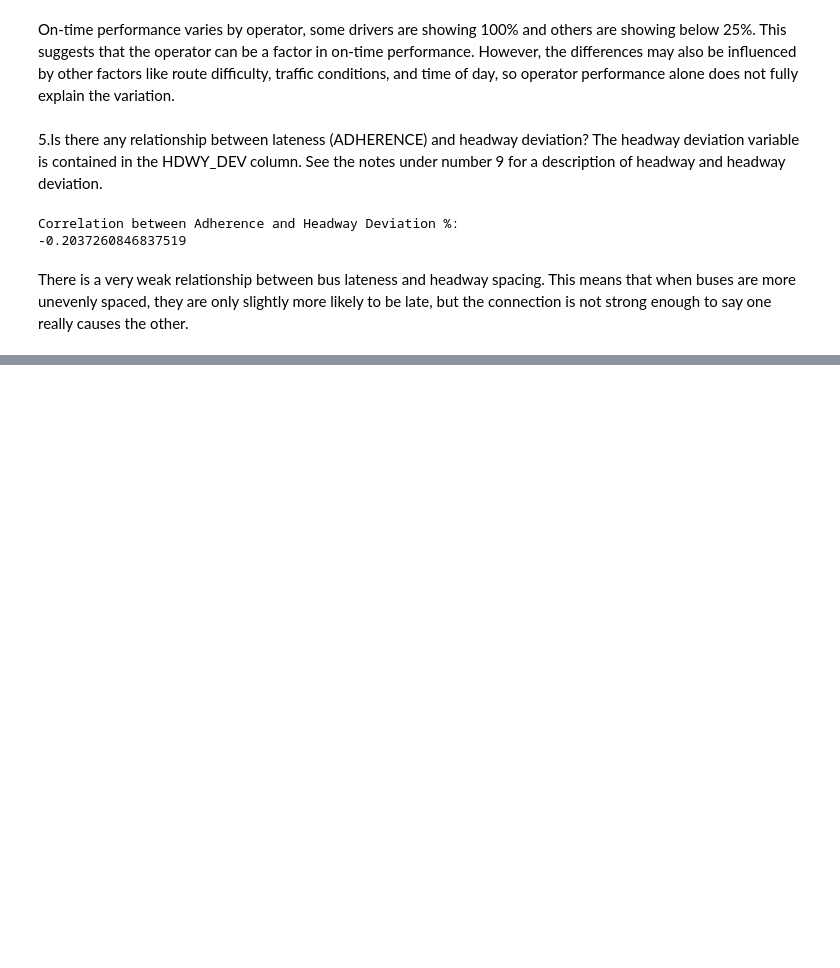
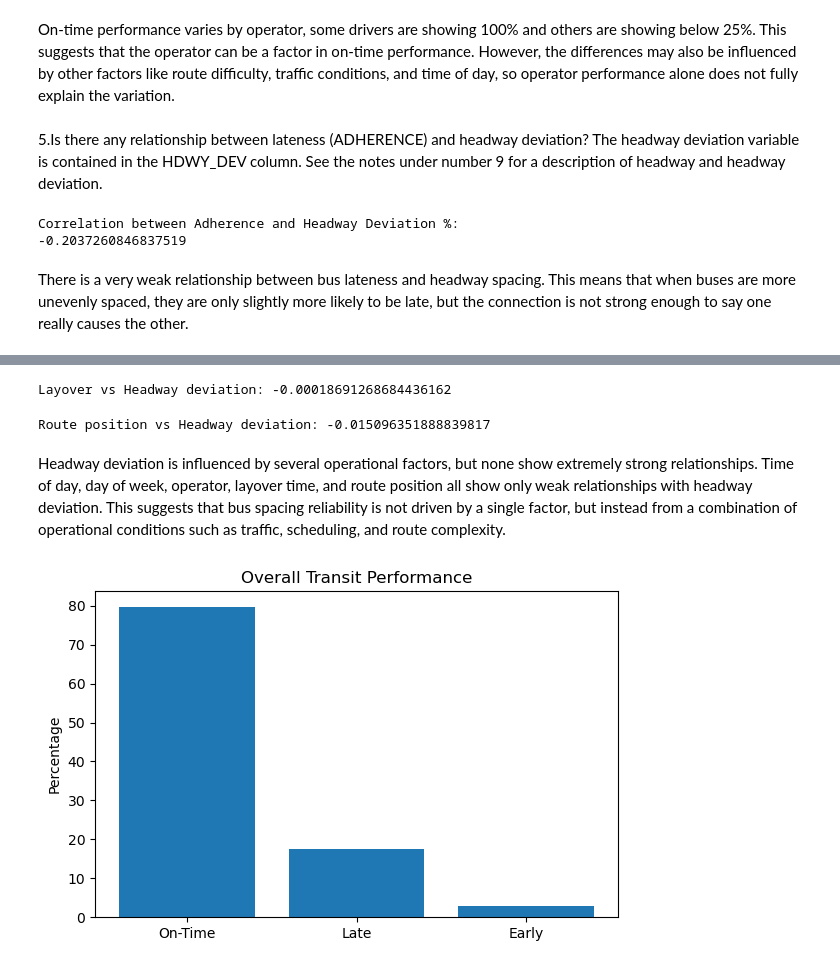
Before and after one commit to NewForce-Data-Cohort-12/we-go-free-wheely, a Jupyter notebook: notebooks/wegogroupproject.ipynb, the cells around one changed output, grey strips where cells are left out. Saved outputs shown, nothing was run; the diff lists cells and outputs as text; code cells hidden in the pictures; blank space fills up the shorter version.

```diff
--- a/notebooks/wegogroupproject.ipynb
+++ b/notebooks/wegogroupproject.ipynb
@@ -319,0 +525,35 @@ There is a very weak relationship between bus lateness and headway spacing. This
+# %%
+df['ACTUAL_DEPARTURE_TIME'] = pd.to_datetime(df['ACTUAL_DEPARTURE_TIME'], errors='coerce')
+df['ACTUAL_ARRIVAL_TIME'] = pd.to_datetime(df['ACTUAL_ARRIVAL_TIME'], errors='coerce')
+
+df['layover'] = (df['ACTUAL_DEPARTURE_TIME'] - df['ACTUAL_ARRIVAL_TIME']).dt.total_seconds()/60
+
+layover_corr = df['layover'].corr(df['hdwy_dev_pct'])
+
+print("Layover vs Headway deviation:", layover_corr)
+# %% [output]
+Layover vs Headway deviation: -0.00018691268684436162
+# %%
+df['ROUTE_STOP_SEQUENCE'] = pd.to_numeric(df['ROUTE_STOP_SEQUENCE'], errors='coerce')
+
+route_corr = df['ROUTE_STOP_SEQUENCE'].corr(df['hdwy_dev_pct'])
+
+print("Route position vs Headway deviation:", route_corr)
+# %% [output]
+Route position vs Headway deviation: -0.015096351888839817
+# %% [markdown]
+Headway deviation is influenced by several operational factors, but none show extremely strong relationships. Time of day, day of week, operator, layover time, and route position all show only weak relationships with headway deviation. This suggests that bus spacing reliability is not driven by a single factor, but instead from a combination of operational conditions such as traffic, scheduling, and route complexity.
+# %%
+import matplotlib.pyplot as plt
+
+labels = ['On-Time', 'Late', 'Early']
+values = [ontime_pct, late_pct, early_pct]  # from your earlier code
+
+plt.figure(figsize=(6,4))
+plt.bar(labels, values)
+plt.title("Overall Transit Performance")
+plt.ylabel("Percentage")
+plt.tight_layout()
+plt.show()
+# %% [output]
+[figure, added]
```
Also changed, not shown: parts of 21 cells of this notebook, 2 other files.
